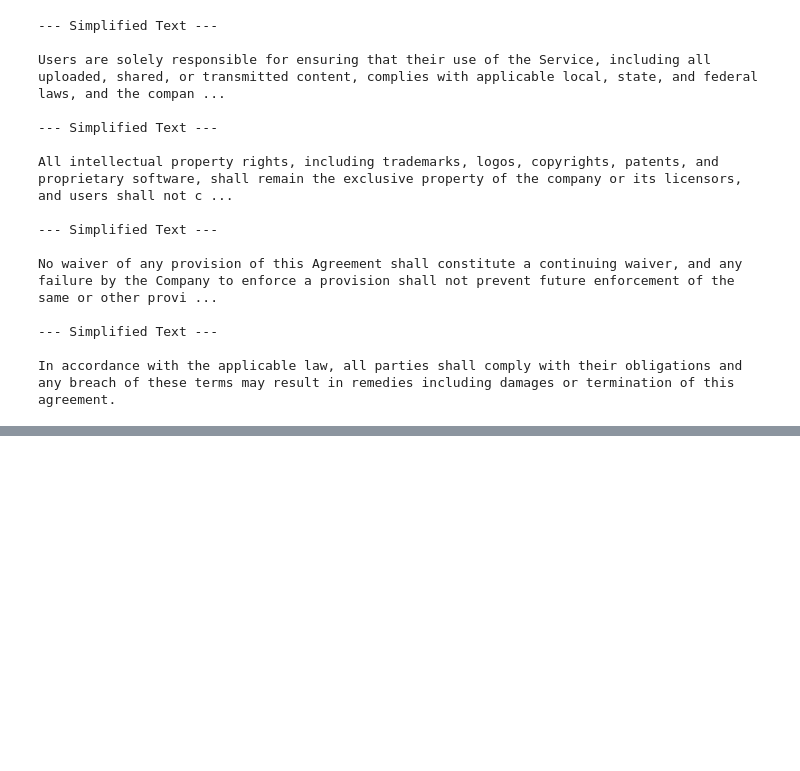
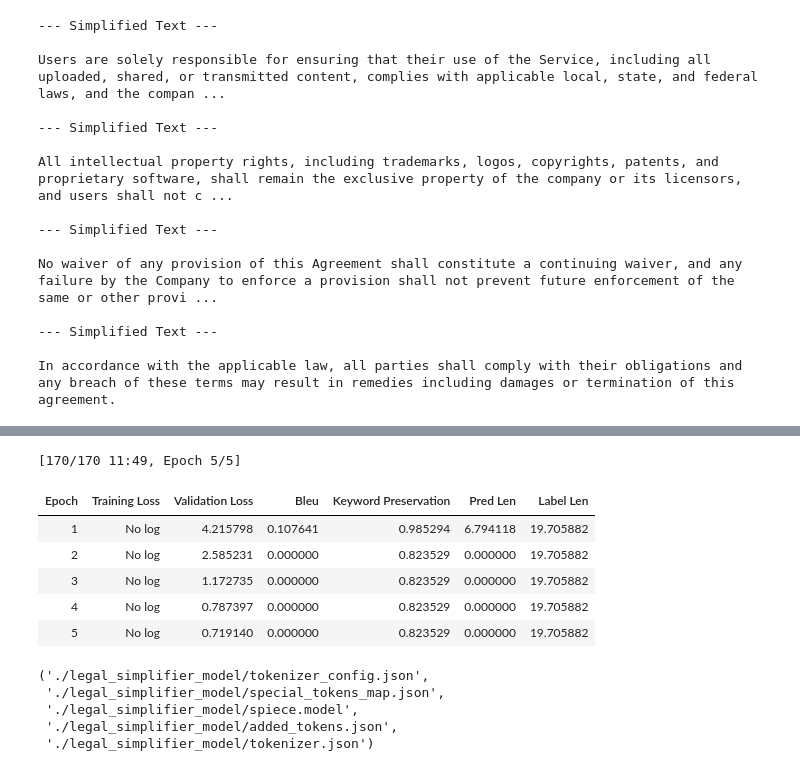
Before and after one commit to sukritichawla/legaldocs_ST, a Jupyter notebook: notebooks/Simplify_N.ipynb, the cells around one changed output, grey strips where cells are left out. Saved outputs shown, nothing was run; the diff lists cells and outputs as text; code cells hidden in the pictures; blank space fills up the shorter version.

```diff
--- a/notebooks/Simplify_N.ipynb
+++ b/notebooks/Simplify_N.ipynb
@@ -214,0 +1001,8 @@ In accordance with the applicable law, all parties shall comply with their oblig
+# %%
+MODEL_NAME = "google/flan-t5-base"
+tokenizer = AutoTokenizer.from_pretrained(MODEL_NAME)
+
+tokenized_datasets = dataset.map(
+    lambda x: preprocess(tokenizer=tokenizer, examples=x),
+    batched=True
+)
@@ -214,0 +1040,20 @@ In accordance with the applicable law, all parties shall comply with their oblig
+# %%
+model = AutoModelForSeq2SeqLM.from_pretrained(MODEL_NAME)
+data_collator = DataCollatorForSeq2Seq(tokenizer, model=model)
+# %%
+from transformers import Seq2SeqTrainingArguments
+
+training_args = Seq2SeqTrainingArguments(
+    output_dir="./results",
+    eval_strategy="epoch",  # correct argument name
+    save_strategy="epoch",        # optional: save checkpoints every epoch
+    learning_rate=3e-5,
+    per_device_train_batch_size=4,
+    per_device_eval_batch_size=4,
+    num_train_epochs=5,
+    weight_decay=0.01,
+    logging_dir="./logs",
+    save_total_limit=2,
+    predict_with_generate=True,
+    report_to="none"
+)
@@ -214,0 +1078,27 @@ In accordance with the applicable law, all parties shall comply with their oblig
+# %%
+trainer = Seq2SeqTrainer(
+    model=model,
+    args=training_args,
+    train_dataset=tokenized_datasets["train"],
+    eval_dataset=tokenized_datasets["test"],
+    tokenizer=tokenizer,
+    data_collator=data_collator,
+    compute_metrics=lambda eval_pred: compute_metrics(eval_pred, tokenizer)
+)
+
+trainer.train()
+trainer.save_model(OUTPUT_DIR)
+tokenizer.save_pretrained(OUTPUT_DIR)
+# %% [output]
+[170/170 11:49, Epoch 5/5]
+| Epoch | Training Loss | Validation Loss | Bleu | Keyword Preservation | Pred Len | Label Len |
+| 1 | No log | 4.215798 | 0.107641 | 0.985294 | 6.794118 | 19.705882 |
+| 2 | No log | 2.585231 | 0.000000 | 0.823529 | 0.000000 | 19.705882 |
+| 3 | No log | 1.172735 | 0.000000 | 0.823529 | 0.000000 | 19.705882 |
+| 4 | No log | 0.787397 | 0.000000 | 0.823529 | 0.000000 | 19.705882 |
+| 5 | No log | 0.719140 | 0.000000 | 0.823529 | 0.000000 | 19.705882 |
+('./legal_simplifier_model/tokenizer_config.json',
+ './legal_simplifier_model/special_tokens_map.json',
+ './legal_simplifier_model/spiece.model',
+ './legal_simplifier_model/added_tokens.json',
+ './legal_simplifier_model/tokenizer.json')
```
Also changed, not shown: parts of 12 cells of this notebook.
